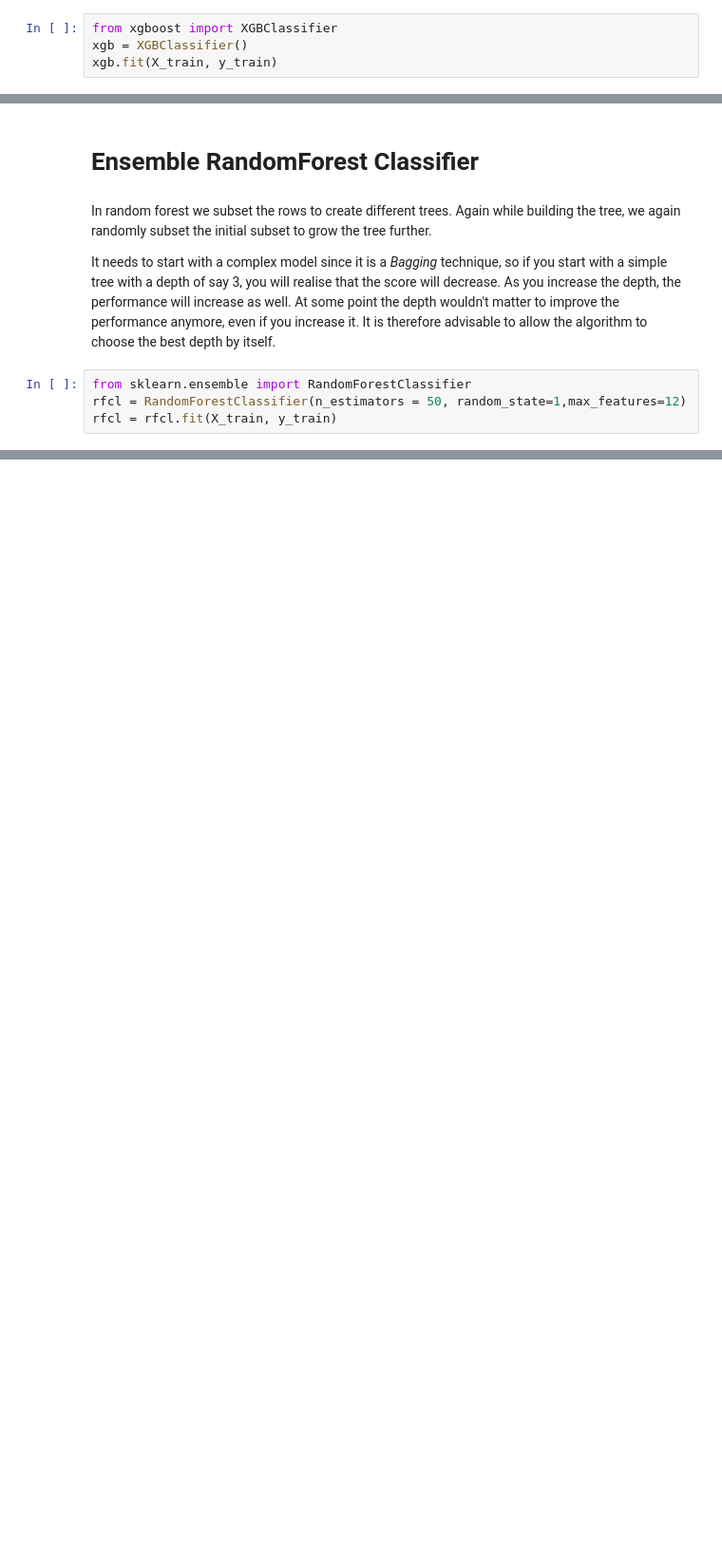
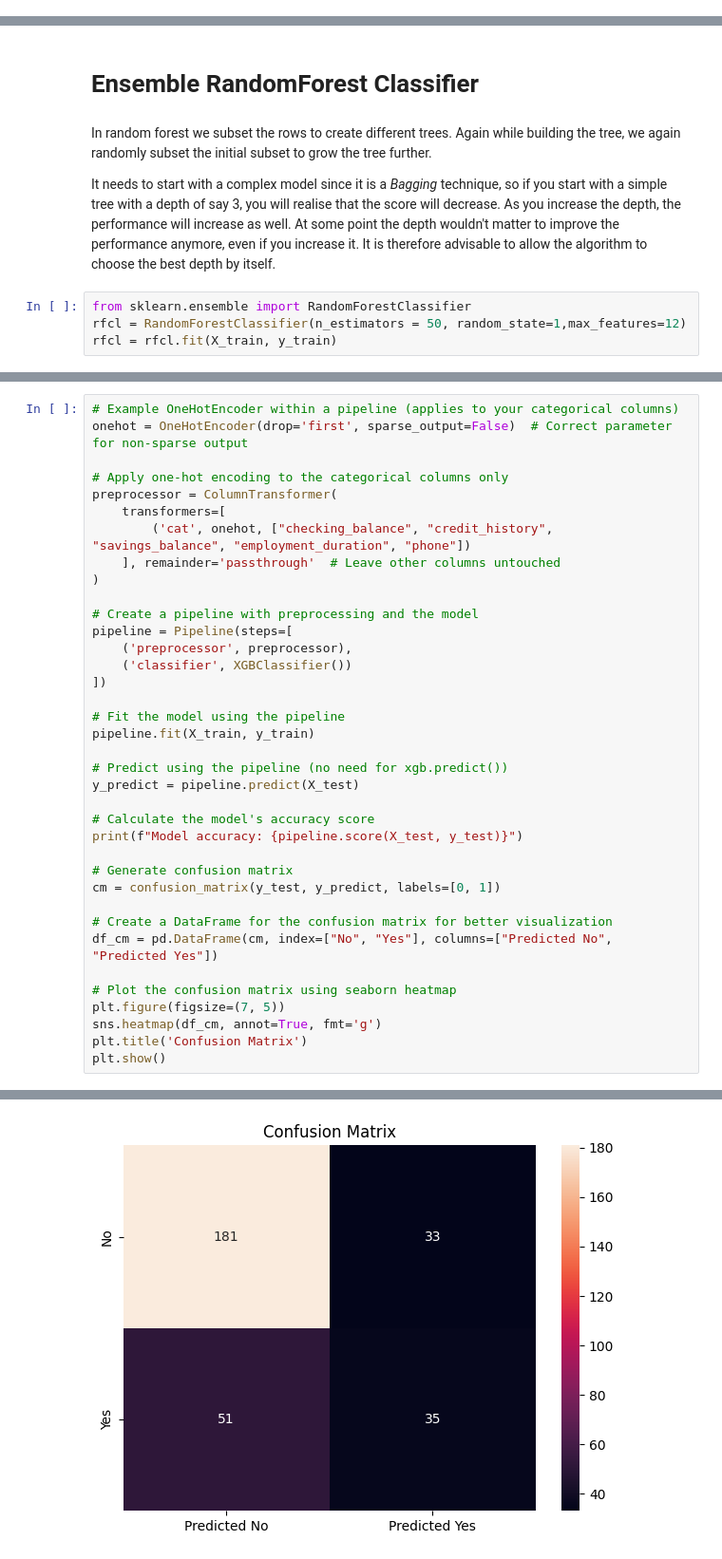
Before and after one commit to mmfara/Data-Science-ML-Projects, a Jupyter notebook: Ensemble Models.ipynb, the cells around one changed output, grey strips where cells are left out. Shown at 95% size. Saved outputs shown, nothing was run; the diff lists cells and outputs as text; blank space fills up the shorter version.

```diff
--- a/Ensemble Models.ipynb
+++ b/Ensemble Models.ipynb
@@ -406,4 +410,0 @@ It is an extension of the Gradient Boost technique.
-# %%
-from xgboost import XGBClassifier
-xgb = XGBClassifier()
-xgb.fit(X_train, y_train)
@@ -451,0 +472,38 @@ sns.heatmap(df_cm, annot=True ,fmt='g')
+# %%
+# Example OneHotEncoder within a pipeline (applies to your categorical columns)
+onehot = OneHotEncoder(drop='first', sparse_output=False)  # Correct parameter for non-sparse output
+
+# Apply one-hot encoding to the categorical columns only
+preprocessor = ColumnTransformer(
+    transformers=[
+        ('cat', onehot, ["checking_balance", "credit_history", "savings_balance", "employment_duration", "phone"])
+    ], remainder='passthrough'  # Leave other columns untouched
+)
+
+# Create a pipeline with preprocessing and the model
+pipeline = Pipeline(steps=[
+    ('preprocessor', preprocessor),
+    ('classifier', XGBClassifier())
+])
+
+# Fit the model using the pipeline
+pipeline.fit(X_train, y_train)
+
+# Predict using the pipeline (no need for xgb.predict())
+y_predict = pipeline.predict(X_test)
+
+# Calculate the model's accuracy score
+print(f"Model accuracy: {pipeline.score(X_test, y_test)}")
+
+# Generate confusion matrix
+cm = confusion_matrix(y_test, y_predict, labels=[0, 1])
+
+# Create a DataFrame for the confusion matrix for better visualization
+df_cm = pd.DataFrame(cm, index=["No", "Yes"], columns=["Predicted No", "Predicted Yes"])
+
+# Plot the confusion matrix using seaborn heatmap
+plt.figure(figsize=(7, 5))
+sns.heatmap(df_cm, annot=True, fmt='g')
+plt.title('Confusion Matrix')
+plt.show()
+# %% [output]
@@ -451,0 +511 @@ sns.heatmap(df_cm, annot=True ,fmt='g')
+[figure, added]
```
Also changed, not shown: parts of 27 cells of this notebook.
